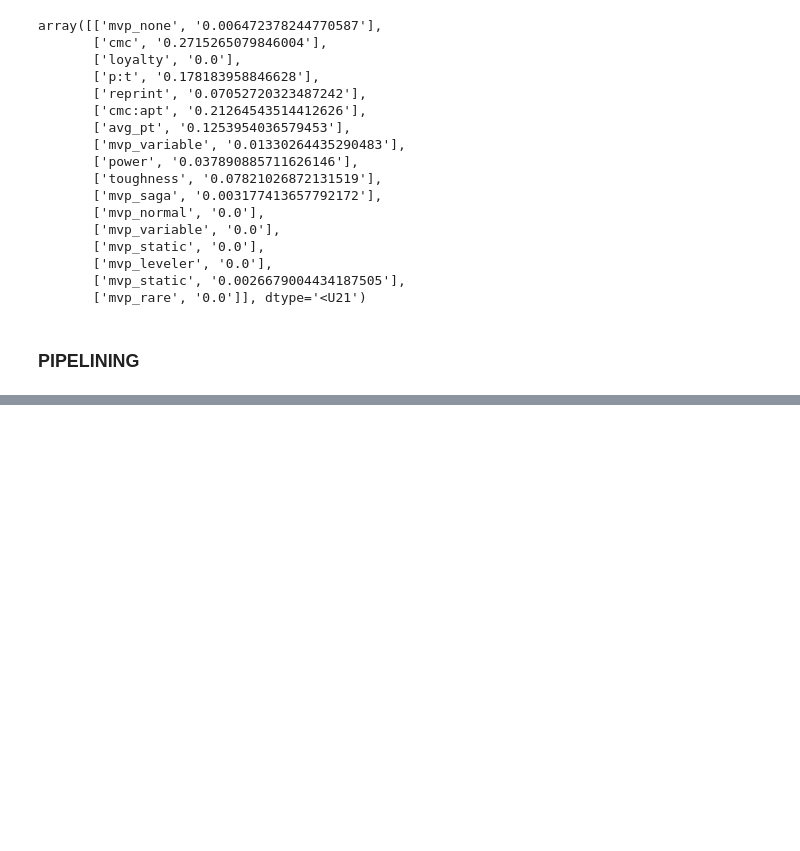
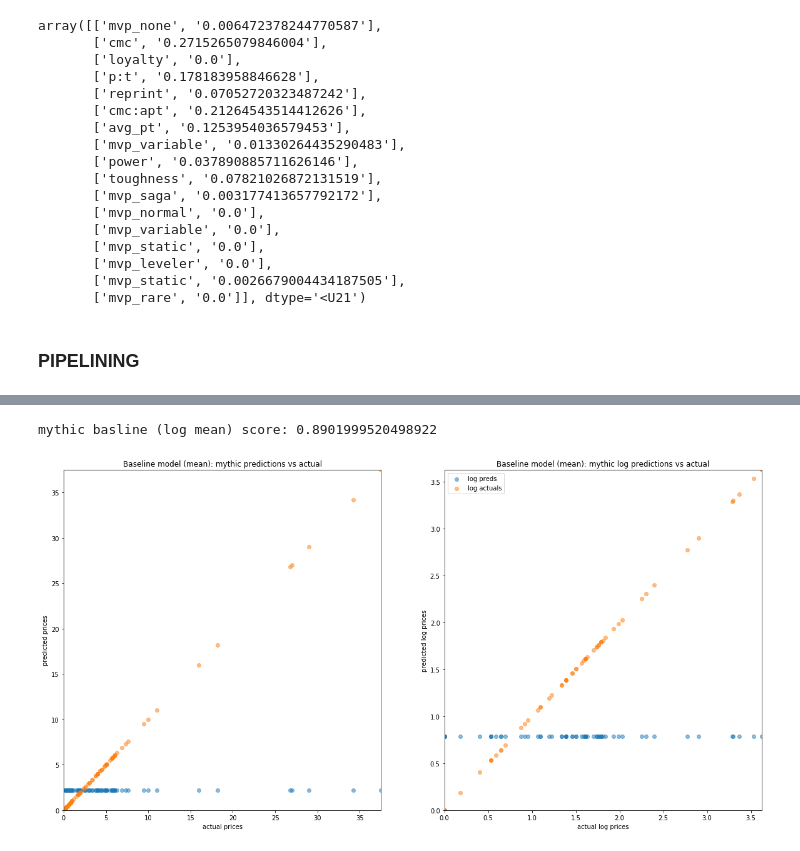
Before and after one commit to alexgcuevas/mystic-speculation, a Jupyter notebook: MVP_testing.ipynb, the cells around one changed output, grey strips where cells are left out. Cells and saved outputs as stored; diff of their text form; code cells hidden in the pictures; blank space fills up the shorter version.

```diff
--- a/MVP_testing.ipynb
+++ b/MVP_testing.ipynb
@@ -531,0 +457,7 @@ hello
+# %%
+results_df, score = baseline_model(X_train, X_test, y_train, y_test)
+print('{0} basline (log mean) score: {1}'.format(rarity,score))
+plot_residuals(results_df['y_pred'],results_df['y_test'], 'Baseline model (mean): '+rarity)
+# %% [output]
+mythic basline (log mean) score: 0.8901999520498922
+[figure, added]
```
Also changed, not shown: parts of 16 cells of this notebook, 1 other file.
